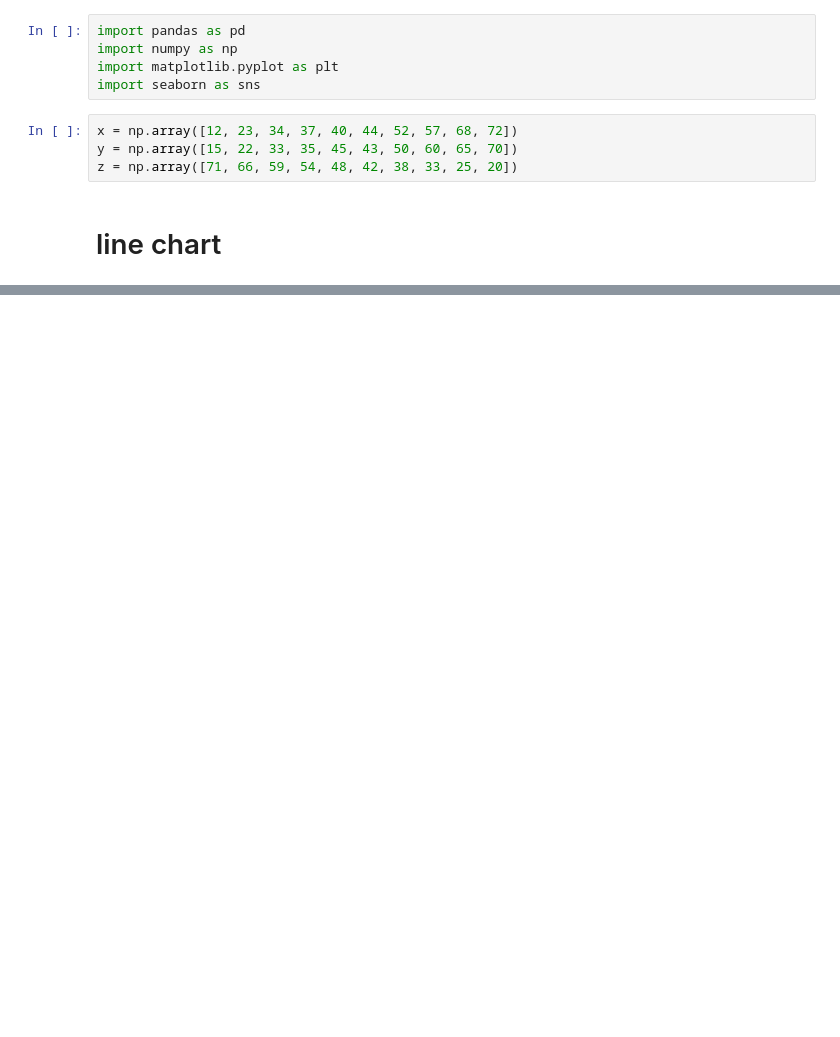
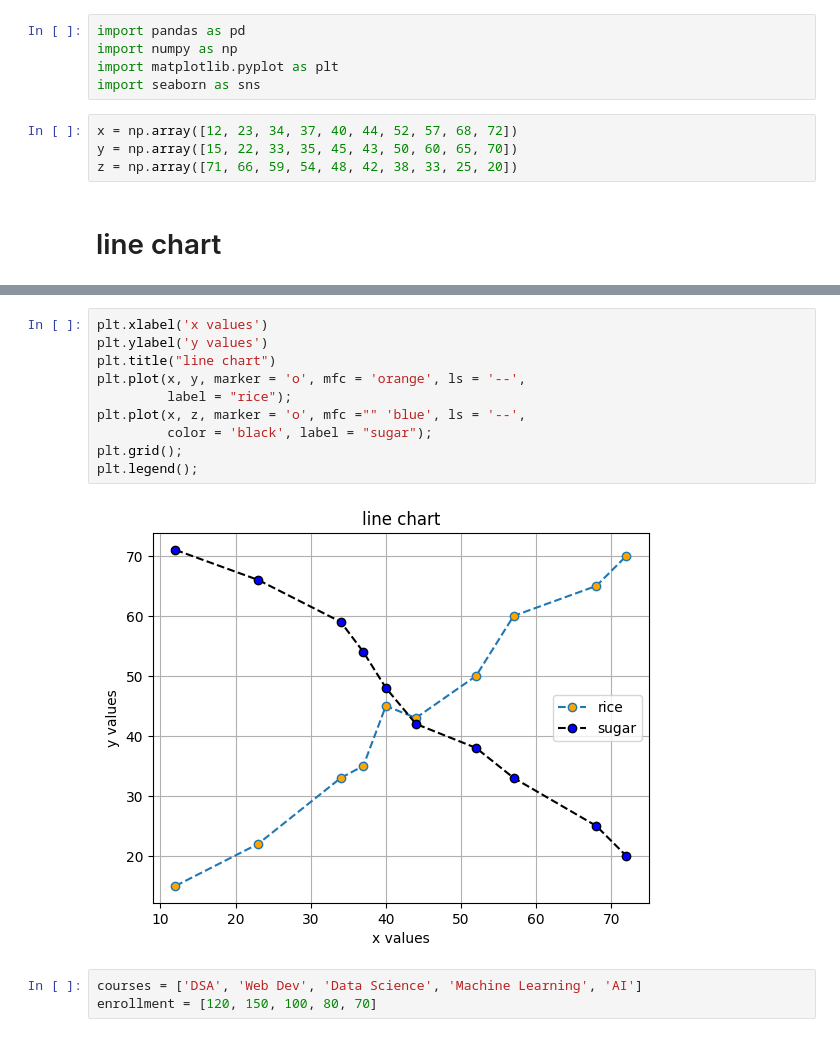
Before and after one commit to AdityaThakare72/Ajeenkya_DYP_Jan2026, a Jupyter notebook: Day5/data_viz_Jan8.ipynb, the cells around one changed output, grey strips where cells are left out. Saved outputs shown, nothing was run; the diff lists cells and outputs as text; blank space fills up the shorter version.

```diff
--- a/Day5/data_viz_Jan8.ipynb
+++ b/Day5/data_viz_Jan8.ipynb
@@ -18,0 +28,15 @@ plt.plot(x, y);
+# %%
+plt.xlabel('x values')
+plt.ylabel('y values')
+plt.title("line chart")
+plt.plot(x, y, marker = 'o', mfc = 'orange', ls = '--',
+         label = "rice");
+plt.plot(x, z, marker = 'o', mfc ="" 'blue', ls = '--',
+         color = 'black', label = "sugar");
+plt.grid();
+plt.legend();
+# %% [output]
+[figure, added]
+# %%
+courses = ['DSA', 'Web Dev', 'Data Science', 'Machine Learning', 'AI']
+enrollment = [120, 150, 100, 80, 70]
```
Also changed, not shown: parts of 11 cells of this notebook.
